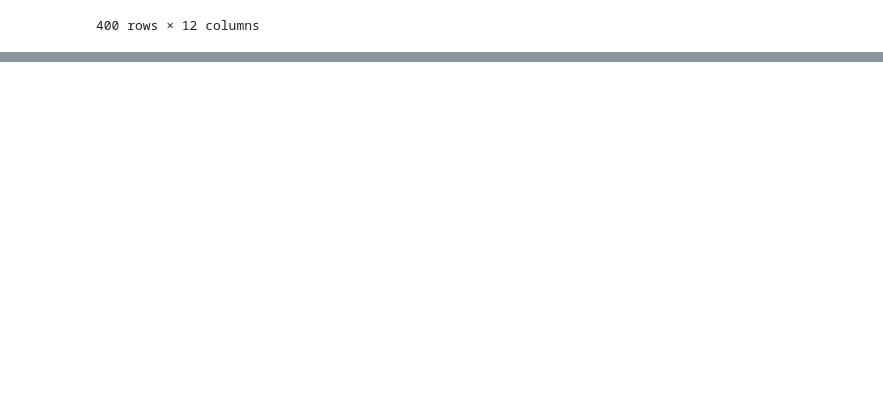
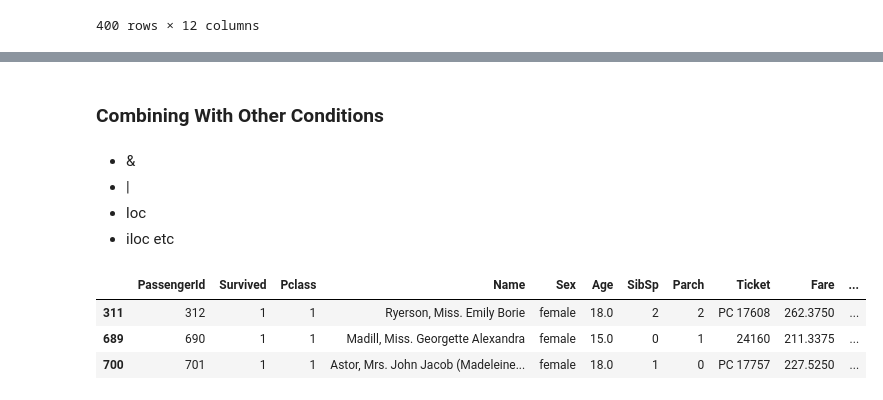
Before and after one commit to kshitij-commit/DataScience, a Jupyter notebook: 03_pandas/03_data-loading-exploration.ipynb, the cells around one changed output, grey strips where cells are left out. Drawn from its saved outputs; the diff is of its cells as text; code cells hidden in the pictures; blank space fills up the shorter version.

```diff
--- a/03_pandas/03_data-loading-exploration.ipynb
+++ b/03_pandas/03_data-loading-exploration.ipynb
@@ -1371,0 +1404,21 @@ df[
+# %% [markdown]
+### Combining With Other Conditions
+# %% [markdown]
+- &
+- |
+- loc
+- iloc
+etc
+# %%
+"Example 1"
+
+df.loc[
+    (df["Fare"] > 200)
+    &
+    (df["Age"].between(1,18))
+]
+# %% [output]
+|  | PassengerId | Survived | Pclass | Name | Sex | Age | SibSp | Parch | Ticket | Fare | ... |
+| 311 | 312 | 1 | 1 | Ryerson, Miss. Emily Borie | female | 18.0 | 2 | 2 | PC 17608 | 262.3750 | ... |
+| 689 | 690 | 1 | 1 | Madill, Miss. Georgette Alexandra | female | 15.0 | 0 | 1 | 24160 | 211.3375 | ... |
+| 700 | 701 | 1 | 1 | Astor, Mrs. John Jacob (Madeleine... | female | 18.0 | 1 | 0 | PC 17757 | 227.5250 | ... |
```
Also changed, not shown: parts of 17 cells of this notebook.
